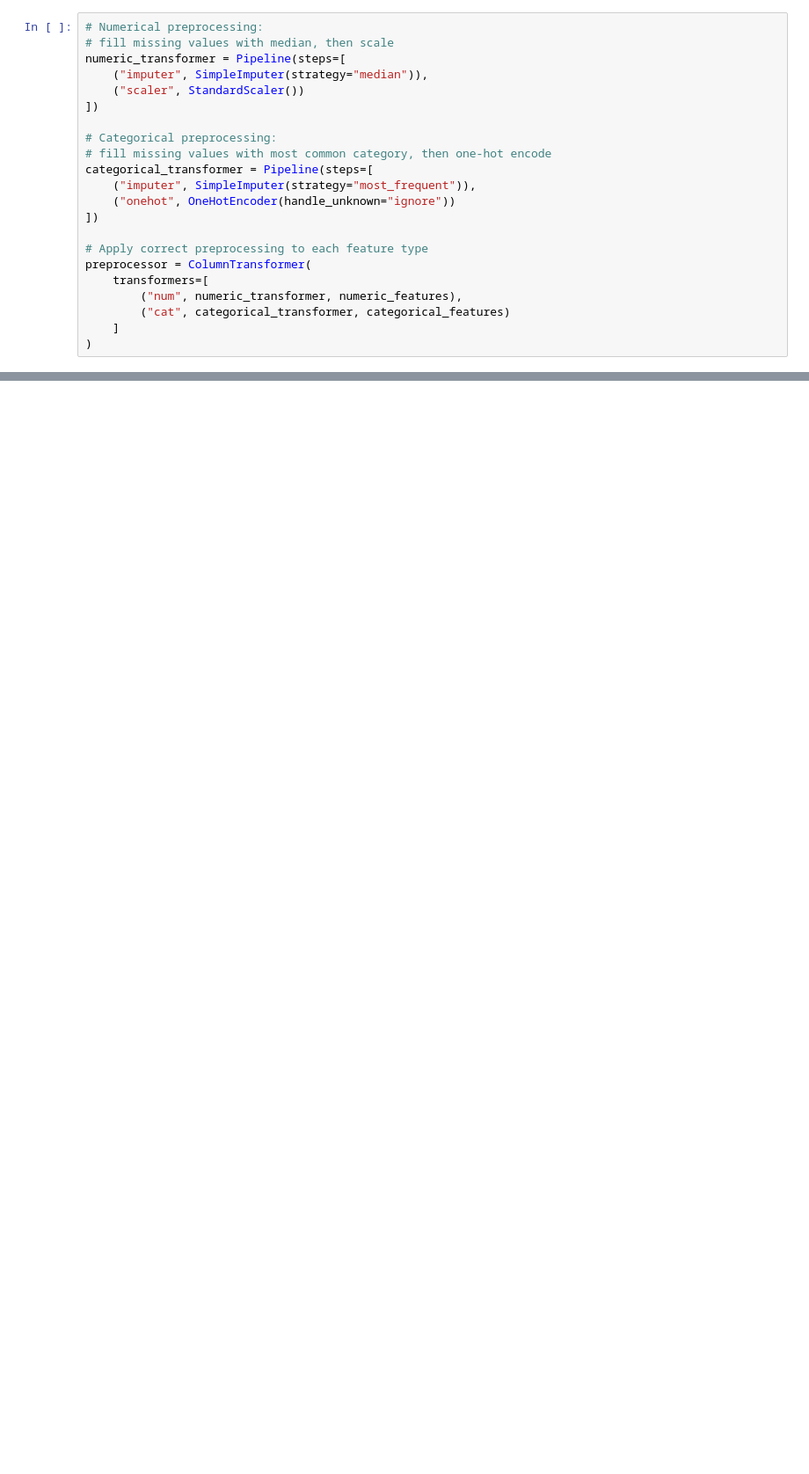
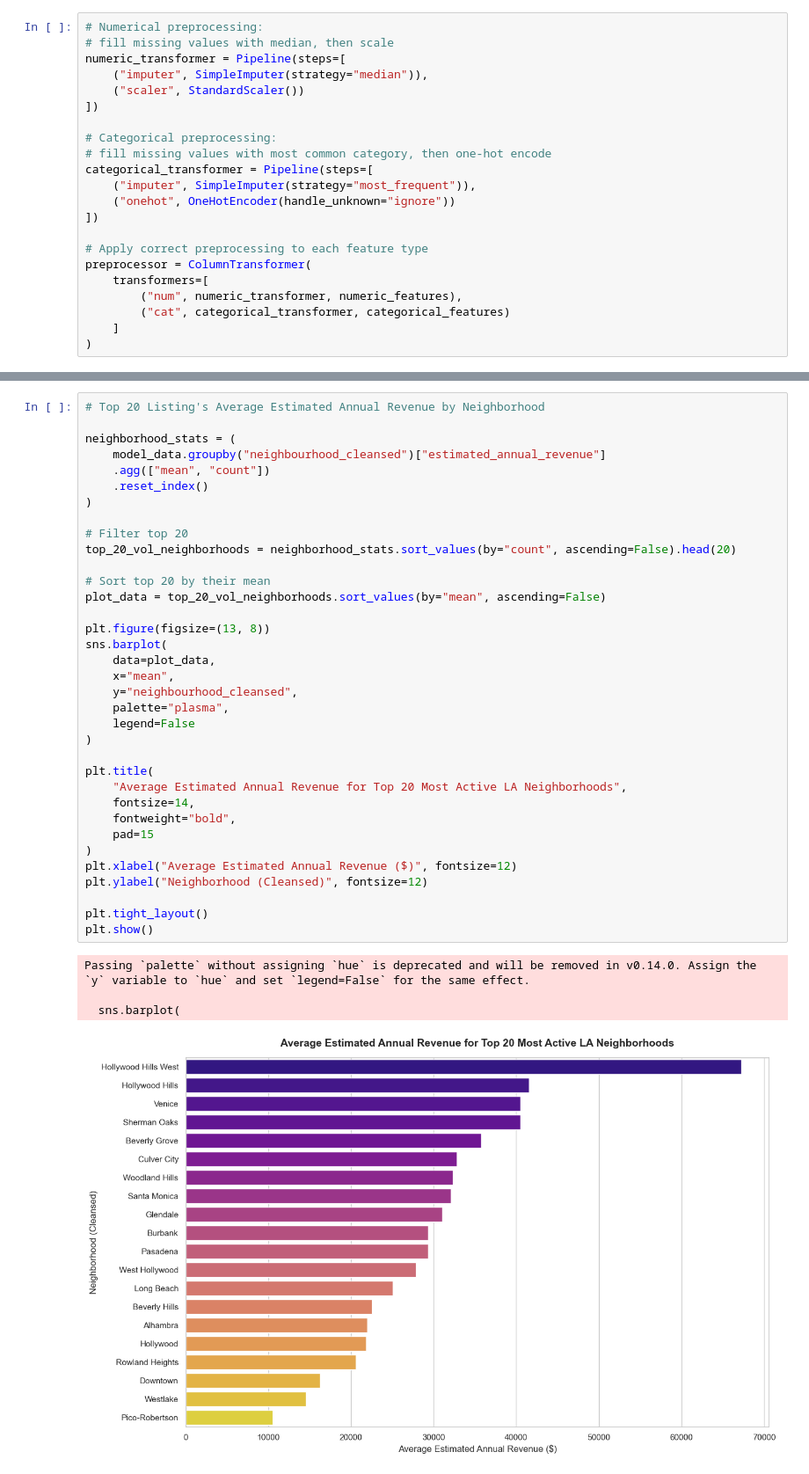
Before and after one commit to kalafejzo1/w207-Final-Project, a Jupyter notebook: notebooks/Kevin_207_notebook.ipynb, the cells around one changed output, grey strips where cells are left out. Shown at 88% size. Drawn from its saved outputs; the diff is of its cells as text; blank space fills up the shorter version.

```diff
--- a/notebooks/Kevin_207_notebook.ipynb
+++ b/notebooks/Kevin_207_notebook.ipynb
@@ -575,0 +585,40 @@ preprocessor = ColumnTransformer(
+# %%
+# Top 20 Listing's Average Estimated Annual Revenue by Neighborhood
+
+neighborhood_stats = (
+    model_data.groupby("neighbourhood_cleansed")["estimated_annual_revenue"]
+    .agg(["mean", "count"])
+    .reset_index()
+)
+
+# Filter top 20
+top_20_vol_neighborhoods = neighborhood_stats.sort_values(by="count", ascending=False).head(20)
+
+# Sort top 20 by their mean
+plot_data = top_20_vol_neighborhoods.sort_values(by="mean", ascending=False)
+
+plt.figure(figsize=(13, 8))
+sns.barplot(
+    data=plot_data,
+    x="mean",
+    y="neighbourhood_cleansed",
+    palette="plasma",
+    legend=False
+)
+
+plt.title(
+    "Average Estimated Annual Revenue for Top 20 Most Active LA Neighborhoods",
+    fontsize=14,
+    fontweight="bold",
+    pad=15
+)
+plt.xlabel("Average Estimated Annual Revenue ($)", fontsize=12)
+plt.ylabel("Neighborhood (Cleansed)", fontsize=12)
+
+plt.tight_layout()
+plt.show()
+# %% [output]
+Passing `palette` without assigning `hue` is deprecated and will be removed in v0.14.0. Assign the `y` variable to `hue` and set `legend=False` for the same effect.
+
+  sns.barplot(
+[figure, added]
```
Also changed, not shown: parts of 15 cells of this notebook.
